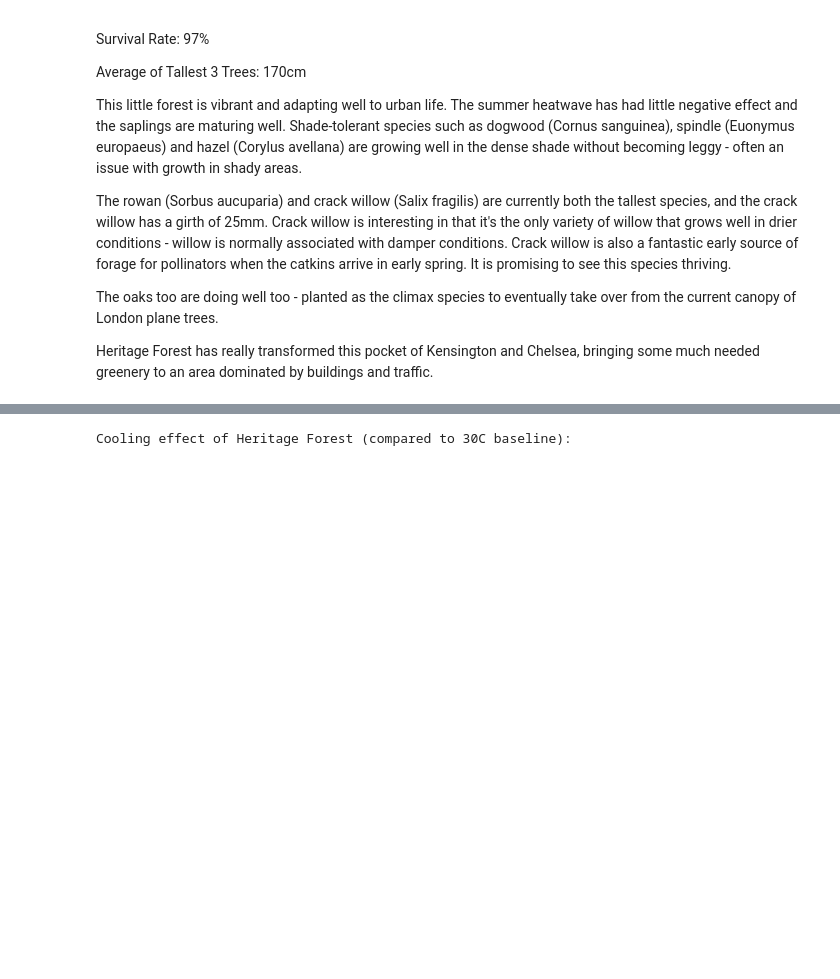
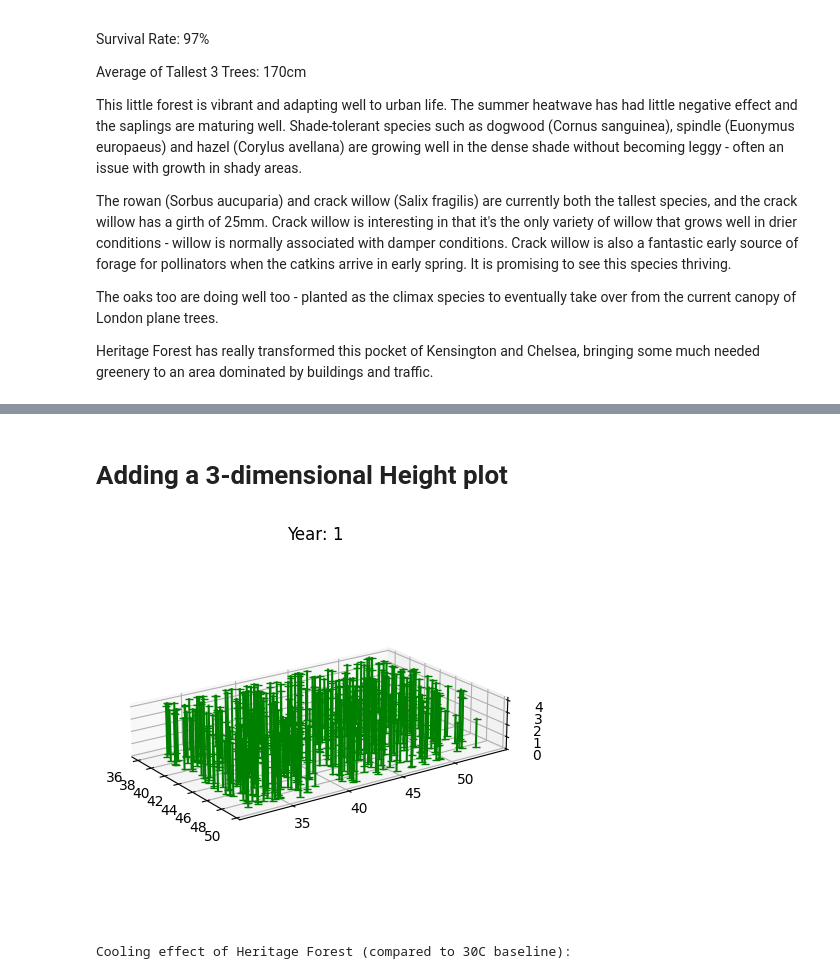
Before and after one commit to lucidmindsai/gus, a Jupyter notebook: notebooks/sugi/heritage_forest.ipynb, the cells around one changed output, grey strips where cells are left out. Saved outputs shown, nothing was run; the diff lists cells and outputs as text; code cells hidden in the pictures; blank space fills up the shorter version.

```diff
--- a/notebooks/sugi/heritage_forest.ipynb
+++ b/notebooks/sugi/heritage_forest.ipynb
@@ -353,3 +427,34 @@ agents.to_csv('agents_heritage_forest.csv')
+# %% [markdown]
+# Adding a 3-dimensional Height plot
+# %%
+from mpl_toolkits.mplot3d import Axes3D
+fig = plt.figure()
+ax = fig.add_subplot(111, projection='3d')
+
+min_lat, max_lat = agents["lat"].min(), agents["lat"].max()
+min_lon, max_lon = agents["lng"].min(), agents["lng"].max()
+
+def update_heights(frame):
+    # Clear the current plot
+    ax.clear()
+    # Assume 'data' is a function that retrieves the data for the current frame
+    lats, lons, dbhs, heights = get_data_year_N(frame)
+
+    x, y = map(lons, lats)
+    # Plot each tree as a line
+    for i in range(len(x)):
+        ax.plot([x.iloc[i], x.iloc[i]], [y[i], y[i]], [0, heights.iloc[i]], marker='_', color='green')
+
+    ax.set_zlim(0, max(heights))
+    ax.set_aspect('equal', adjustable='box')
+    ax.set_title(f"Year: {frame}")
+
+ax.view_init(elev=20., azim=-35)
+
+ani = animation.FuncAnimation(fig, update_heights, frames=range(1, 25), repeat=True)
+ani.save('heritage_forest_heights.mp4', writer='ffmpeg')  # Save as video
+# %% [output]
+[figure, added]
 # %%
 
 print("Cooling effect of Heritage Forest (compared to 30C baseline):")
```
Also changed, not shown: parts of 7 cells of this notebook, 3 other files.
